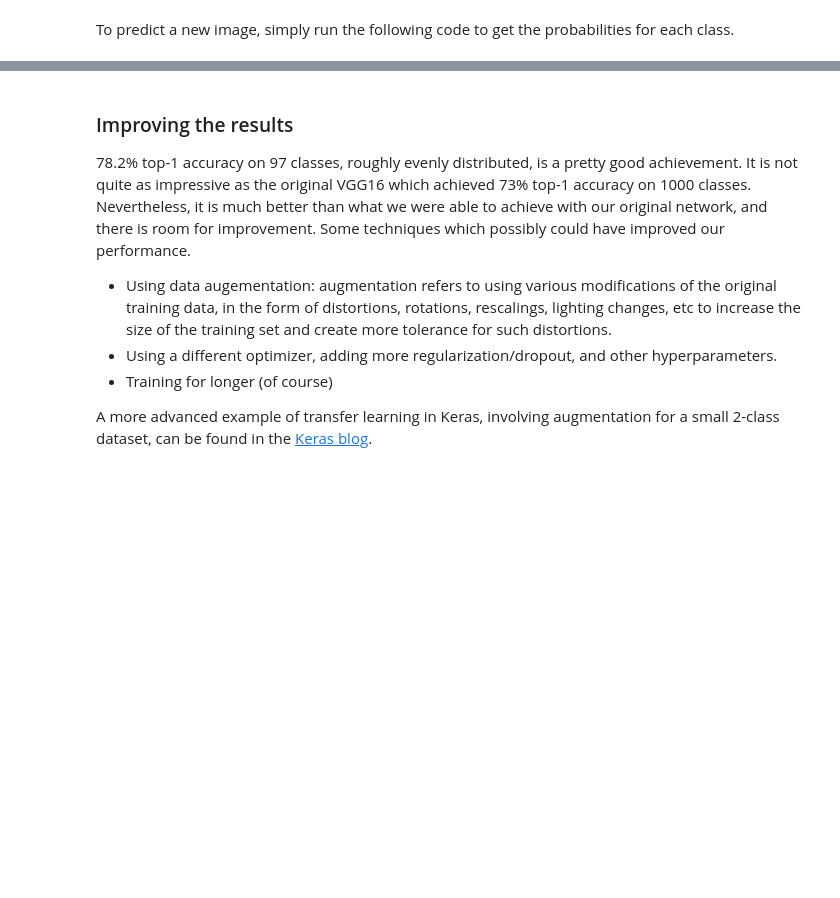
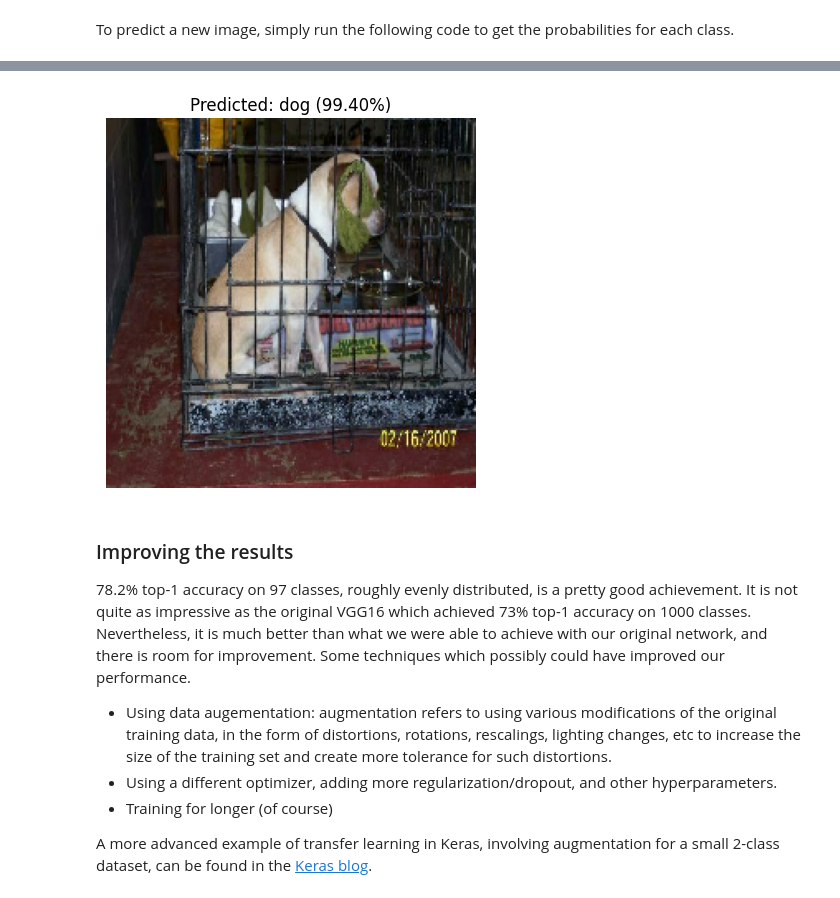
Before and after one commit to RubensAnjos/TransferLearningGoogleColab, a Jupyter notebook: notebooks/transfer-learning.ipynb, the cells around one changed output, grey strips where cells are left out. Cells and saved outputs as stored; diff of their text form; code cells hidden in the pictures; blank space fills up the shorter version.

```diff
--- a/notebooks/transfer-learning.ipynb
+++ b/notebooks/transfer-learning.ipynb
@@ -394,0 +535,2 @@ probabilities = model_new.predict([x])
+# %%
+probabilities = model_new.predict([x])
@@ -395,3 +539,14 @@ probabilities = model_new.predict([x])
+# %%
+predicted_class = np.argmax(probabilities[0])
+class_names = ['cat', 'dog']  # Ajuste conforme suas classes
+confidence = probabilities[0][predicted_class] * 100
+
+plt.imshow(img)
+plt.axis('off')
+plt.title(f"Predicted: {class_names[predicted_class]} ({confidence:.2f}%)")
+plt.show()
+# %% [output]
+[figure, added]
 # %% [markdown]
 ### Improving the results
 
```
Also changed, not shown: parts of 17 cells of this notebook.
